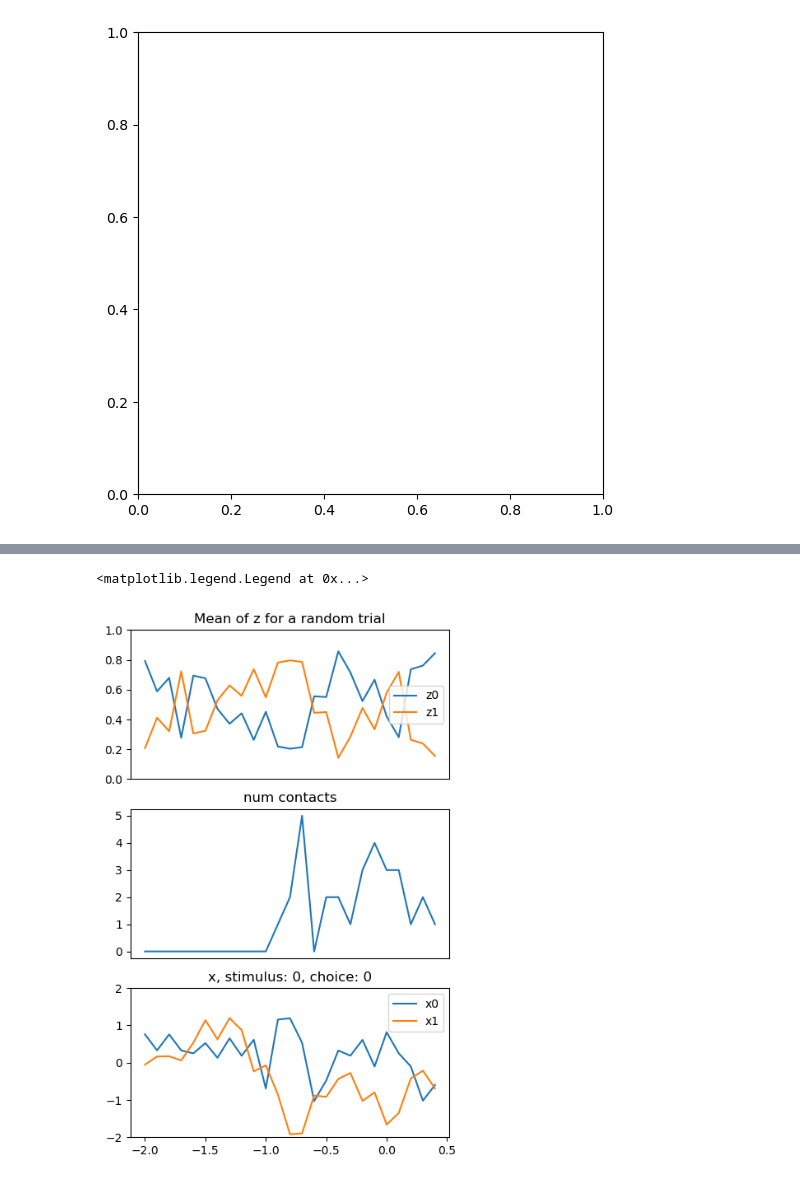
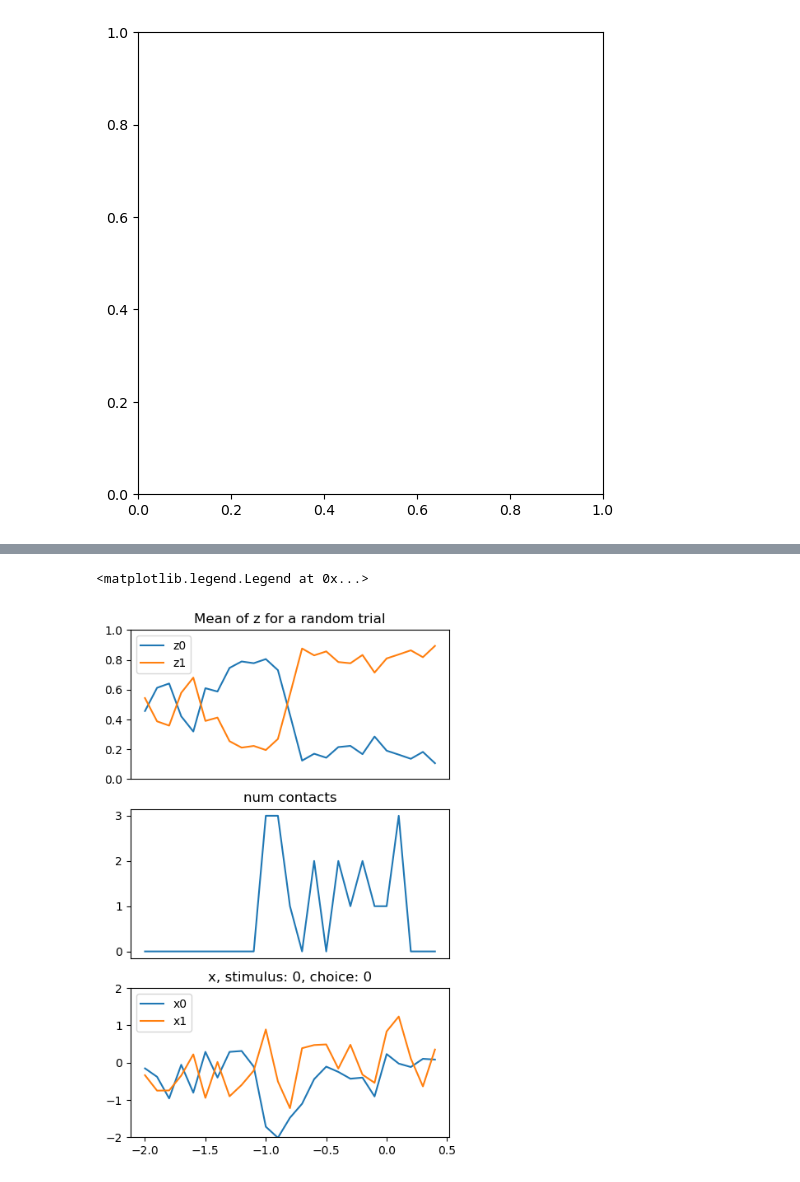
Before and after one commit to methi1999/switching_subspace, a Jupyter notebook: sup.ipynb, the cells around one changed output, grey strips where cells are left out. Drawn from its saved outputs; the diff is of its cells as text; code cells hidden in the pictures.

```diff
--- a/sup.ipynb
+++ b/sup.ipynb
@@ -460,33 +451,33 @@ Choice Accuracy - train: 0.9771 +- 0.0142, test: 0.8698 +- 0.0326
 # %%
 # examine a random trial
-trial_idx = np.random.randint(num_trials)
-# trial_idx = 14
+# trial_idx = np.random.randint(num_trials)
+trial_idx = 20
 # plot z and x
 fig, axs = plt.subplots(3, 1, figsize=(5, 8))
 # plot z
 bin_len = config['shape_dataset']['win_len']
 t = np.arange(-2, 0.5, bin_len)
 axs[0].plot(t, z[trial_idx, :, 0], label='z0')
 axs[0].plot(t, z[trial_idx, :, 1], label='z1')
 # axs[0].plot(t, z[trial_idx, :, 2], label='z2')
 axs[0].set_title('Mean of z for a random trial')
 axs[0].set_ylim(0, 1)
 axs[0].legend()
 axs[0].set_xticks([])
 # plot num contacts
 axs[1].plot(t, num_contacts[trial_idx])
 axs[1].set_title('num contacts')
 axs[1].set_xticks([])
 # plot x
 axs[2].plot(t, x[trial_idx, :, 0], label='x0')
 axs[2].plot(t, x[trial_idx, :, 1], label='x1')
 # axs[2].plot(t, x[trial_idx, :, 2], label='x2')
 axs[2].set_title('x, stimulus: {}, choice: {}'.format(stim[trial_idx].astype(int), choice[trial_idx].astype(int)))
 axs[2].set_ylim(-2, 2)
 axs[2].legend()
 # %% [output]
 <matplotlib.legend.Legend at 0x...>
-[figure, old version]
+[figure, new version]
 # %%
 # examine a random trial
 # trial_idx = np.random.randint(len(spikes_test))
```
Also changed, not shown: parts of 9 cells of this notebook, 4 other files.
